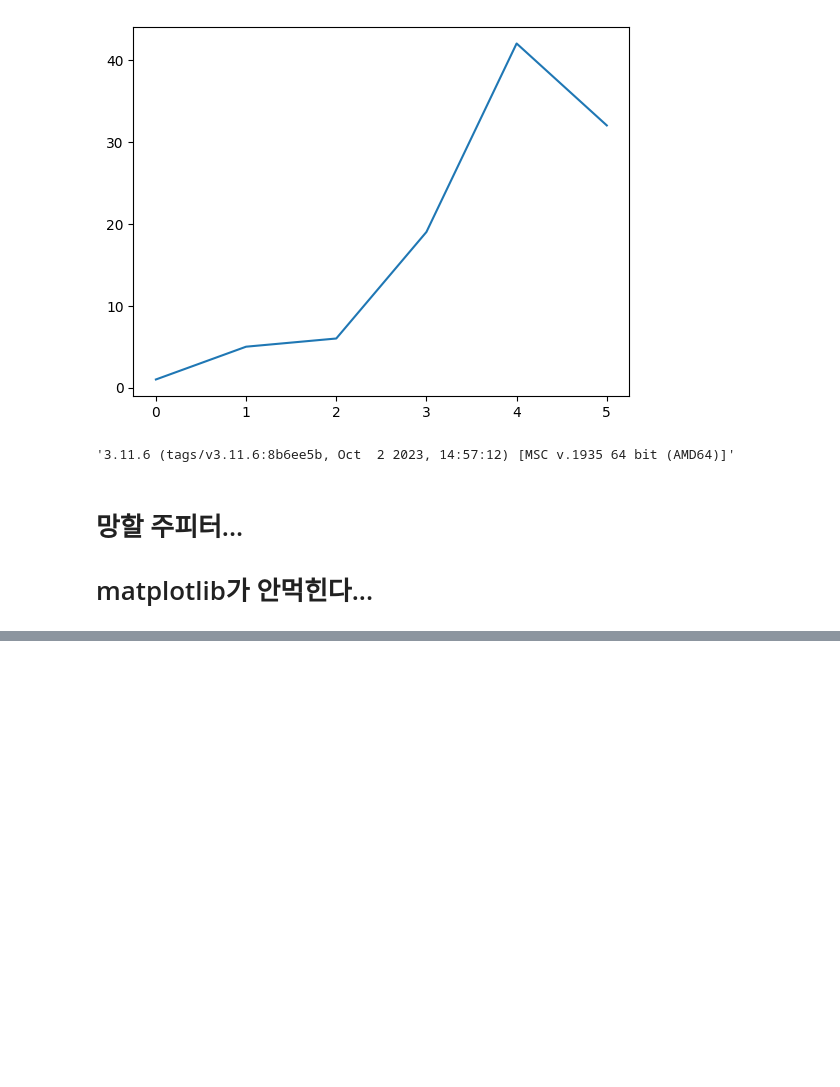
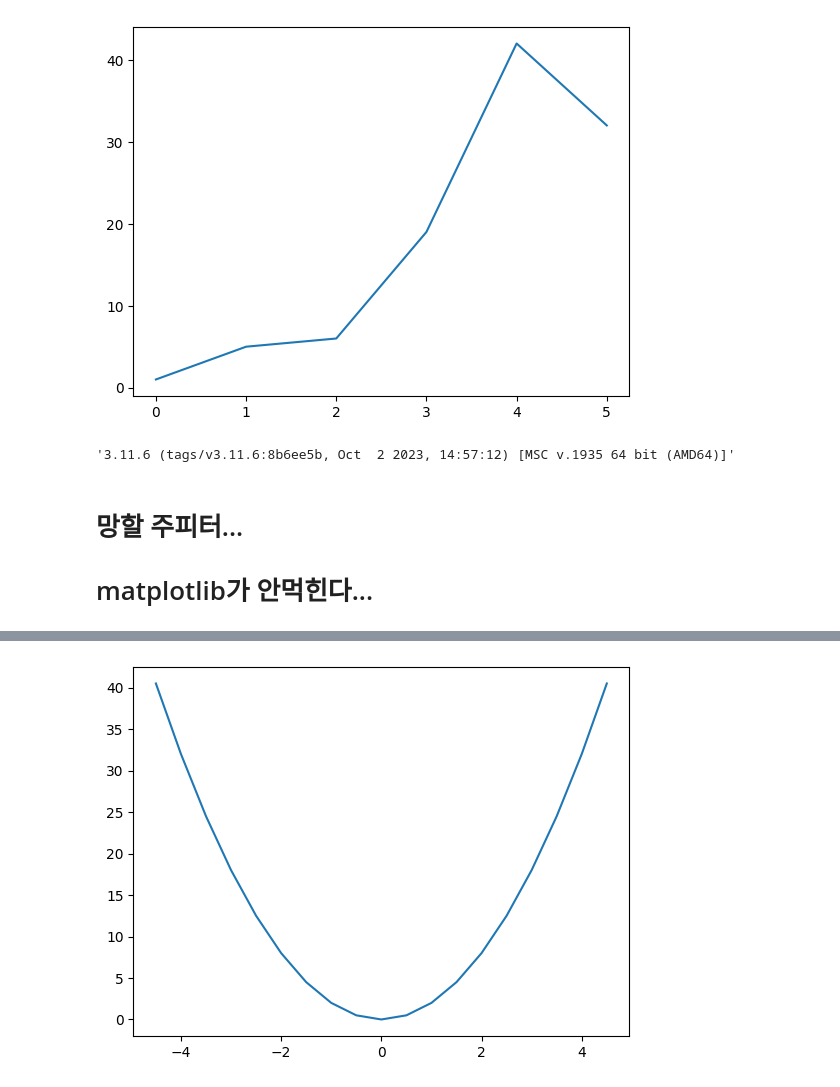
Before and after one commit to PJH222/TIL, a Jupyter notebook: ML/기초/basic III (283pg~).ipynb, the cells around one changed output, grey strips where cells are left out. Drawn from its saved outputs; the diff is of its cells as text; code cells hidden in the pictures; blank space fills up the shorter version.

```diff
--- a/ML/기초/basic III (283pg~).ipynb
+++ b/ML/기초/basic III (283pg~).ipynb
@@ -47,0 +56,5 @@ ModuleNotFoundError: No module named 'PyQt5'
+# %%
+plt.plot(x,y)
+plt.show() # 그래프만 보이게 하는 방법
+# %% [output]
+[figure, added]
```
Also changed, not shown: parts of 19 cells of this notebook, 1 other file.
